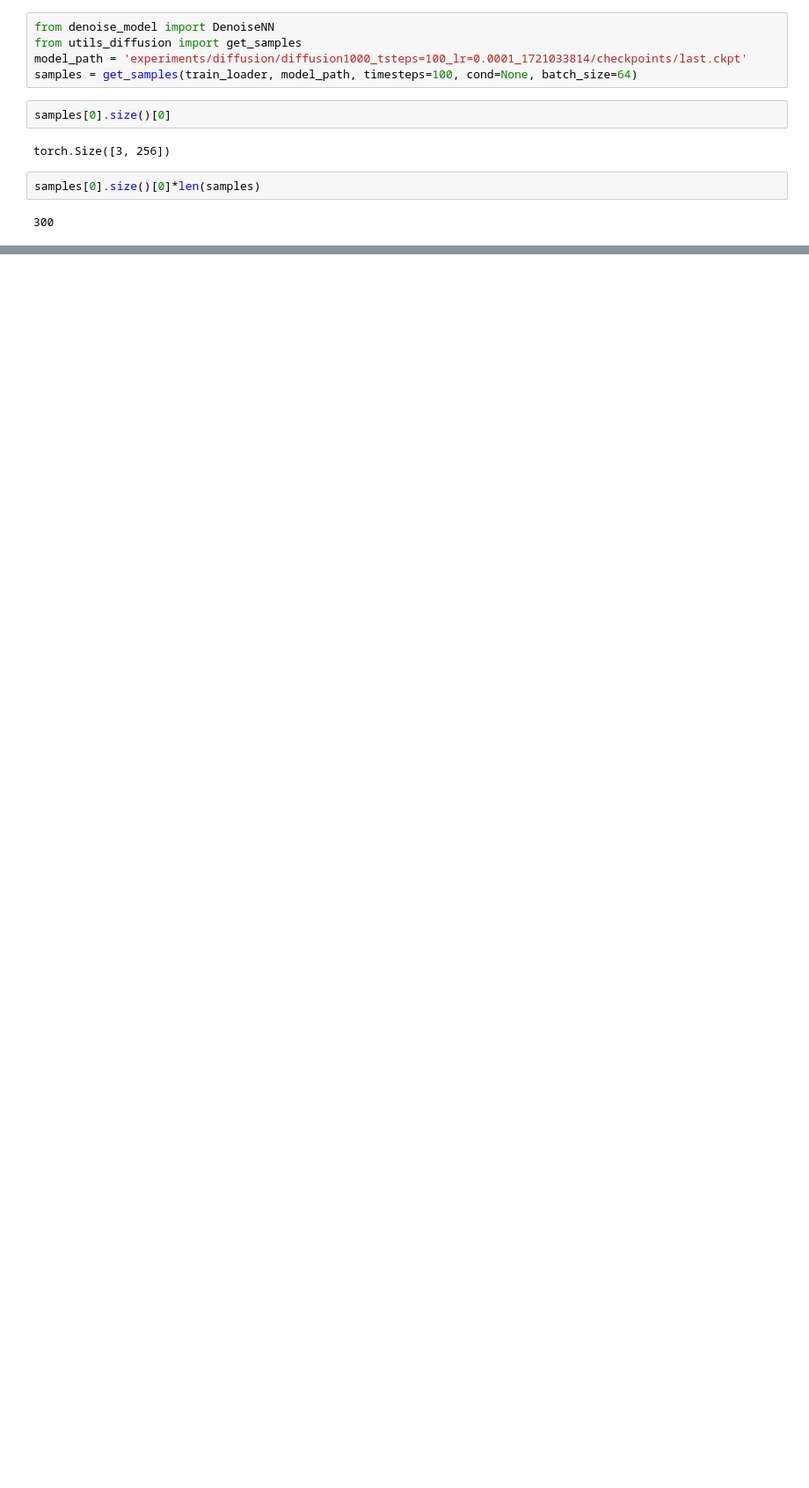
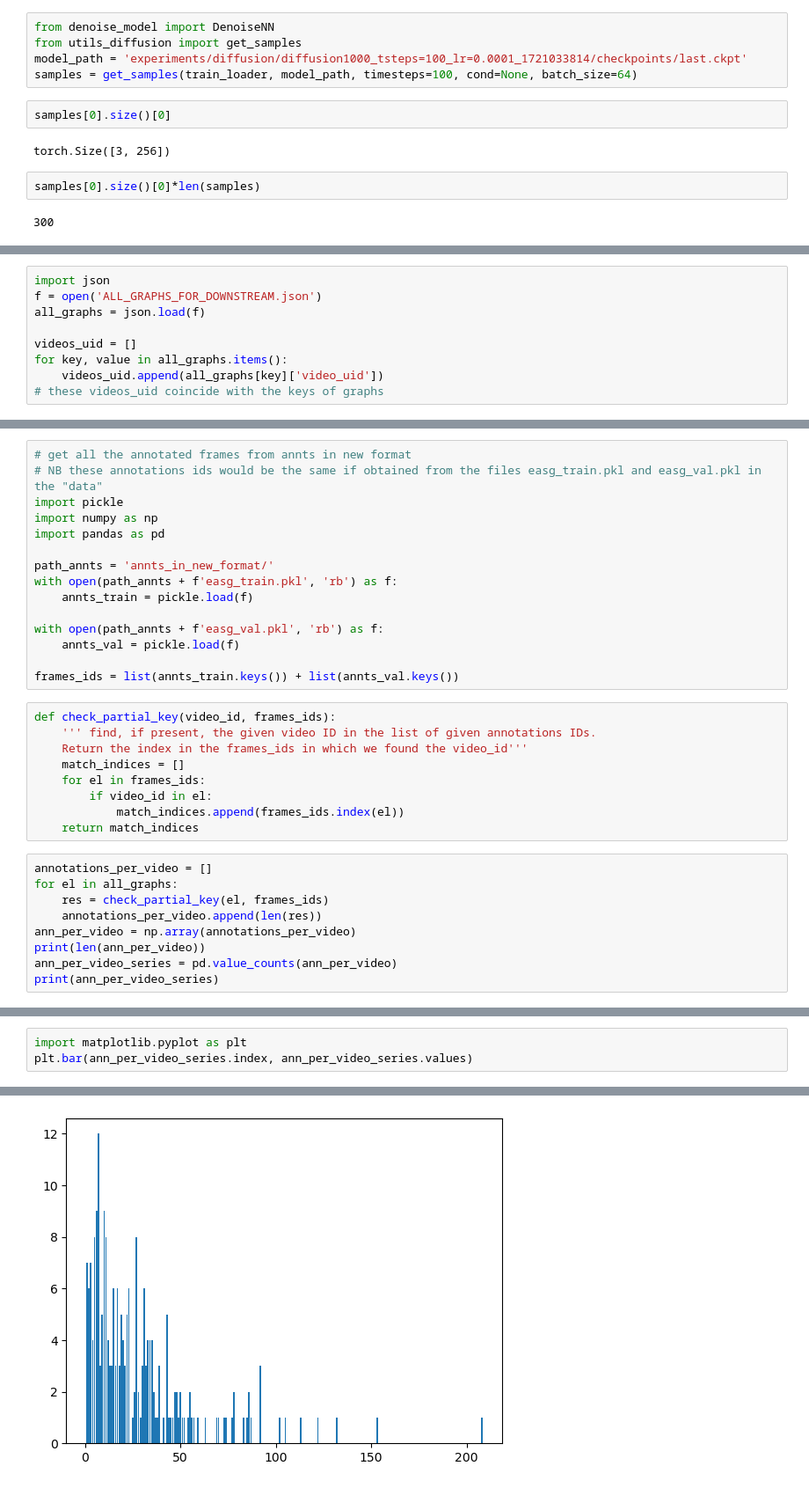
Before and after one commit to scoleri-mr/easg_classification, a Jupyter notebook: console.ipynb, the cells around one changed output, grey strips where cells are left out. Shown at 88% size. Saved outputs shown, nothing was run; the diff lists cells and outputs as text; blank space fills up the shorter version.

Commit message:
+ frames per video analysis

```diff
--- a/console.ipynb
+++ b/console.ipynb
@@ -1008,0 +967,9 @@ len(clip_feats)
+# %%
+import json
+f = open('ALL_GRAPHS_FOR_DOWNSTREAM.json')
+all_graphs = json.load(f)
+
+videos_uid = []
+for key, value in all_graphs.items():
+    videos_uid.append(all_graphs[key]['video_uid'])
+# these videos_uid coincide with the keys of graphs
@@ -1008,0 +979,33 @@ len(clip_feats)
+# %%
+# get all the annotated frames from annts in new format
+# NB these annotations ids would be the same if obtained from the files easg_train.pkl and easg_val.pkl in the "data"
+import pickle
+import numpy as np
+import pandas as pd
+
+path_annts = 'annts_in_new_format/'
+with open(path_annts + f'easg_train.pkl', 'rb') as f:
+    annts_train = pickle.load(f)
+
+with open(path_annts + f'easg_val.pkl', 'rb') as f:
+    annts_val = pickle.load(f)
+
+frames_ids = list(annts_train.keys()) + list(annts_val.keys())
+# %%
+def check_partial_key(video_id, frames_ids):
+    ''' find, if present, the given video ID in the list of given annotations IDs.
+    Return the index in the frames_ids in which we found the video_id'''
+    match_indices = []
+    for el in frames_ids:
+        if video_id in el:
+            match_indices.append(frames_ids.index(el))
+    return match_indices
+# %%
+annotations_per_video = []
+for el in all_graphs:
+    res = check_partial_key(el, frames_ids)
+    annotations_per_video.append(len(res))
+ann_per_video = np.array(annotations_per_video)
+print(len(ann_per_video))
+ann_per_video_series = pd.value_counts(ann_per_video)
+print(ann_per_video_series)
@@ -1008,0 +1026,4 @@ len(clip_feats)
+# %%
+import matplotlib.pyplot as plt
+plt.bar(ann_per_video_series.index, ann_per_video_series.values)
+# %% [output]
@@ -1008,0 +1031 @@ len(clip_feats)
+[figure, added]
```
Also changed, not shown: parts of 14 cells of this notebook, 2 other files.
